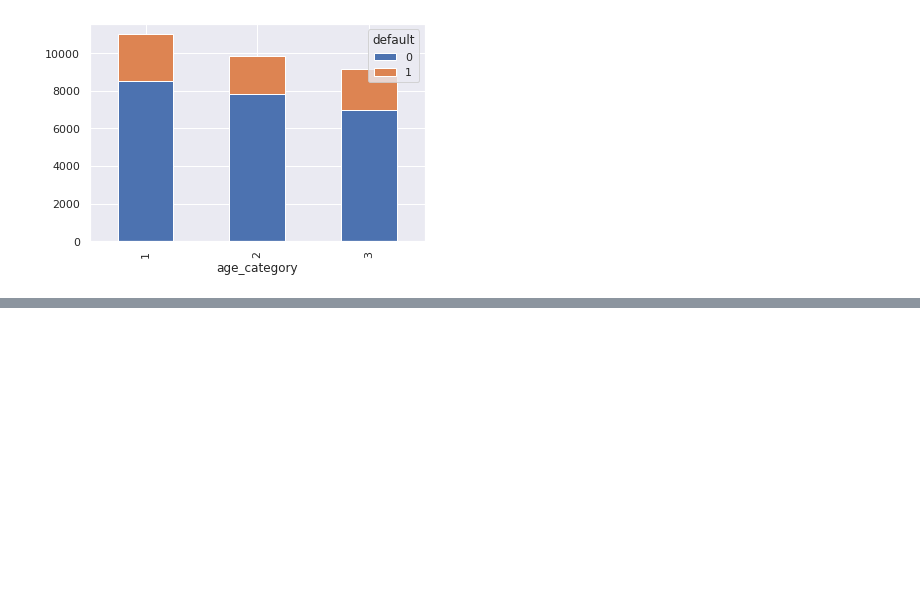
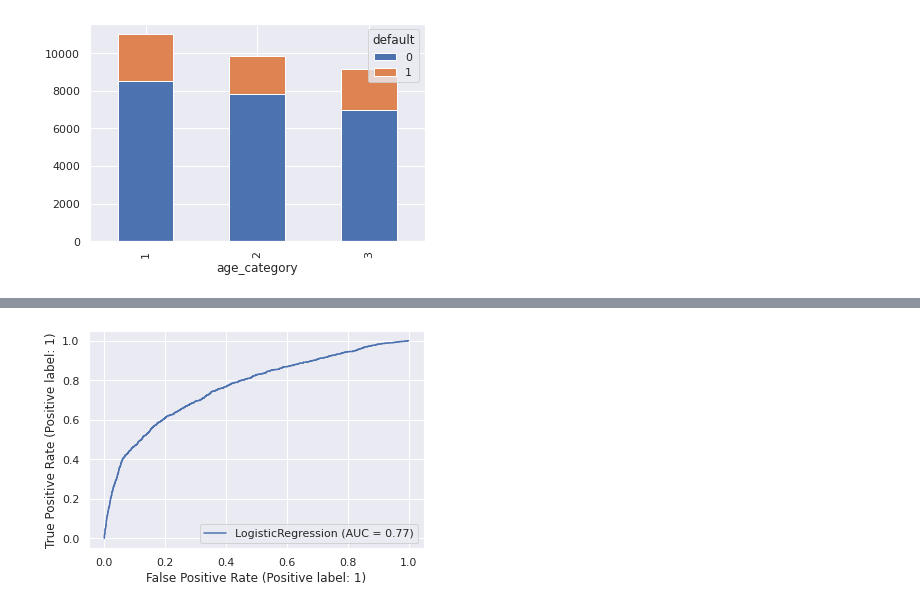
Before and after one commit to tushwagh/Credit-Card-Default-Prediction, a Jupyter notebook: Credit_Card_Default_Prediction_Capstone_Project.ipynb, the cells around one changed output, grey strips where cells are left out. Drawn from its saved outputs; the diff is of its cells as text; code cells hidden in the pictures; blank space fills up the shorter version.

```diff
--- a/Credit_Card_Default_Prediction_Capstone_Project.ipynb
+++ b/Credit_Card_Default_Prediction_Capstone_Project.ipynb
@@ -474,0 +576,5 @@ age_def.plot(kind='bar', stacked=True)
+# %%
+plot_roc_curve(log_model,x_test,y_test)
+plt.show()
+# %% [output]
+[figure, added]
```
Also changed, not shown: parts of 30 cells of this notebook.
